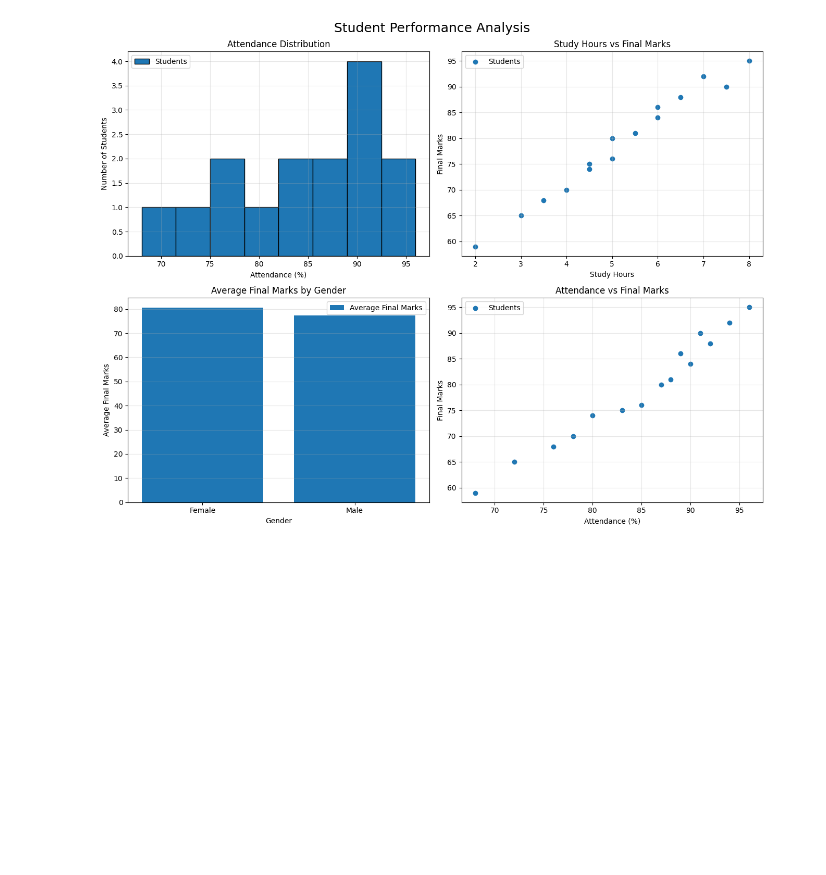
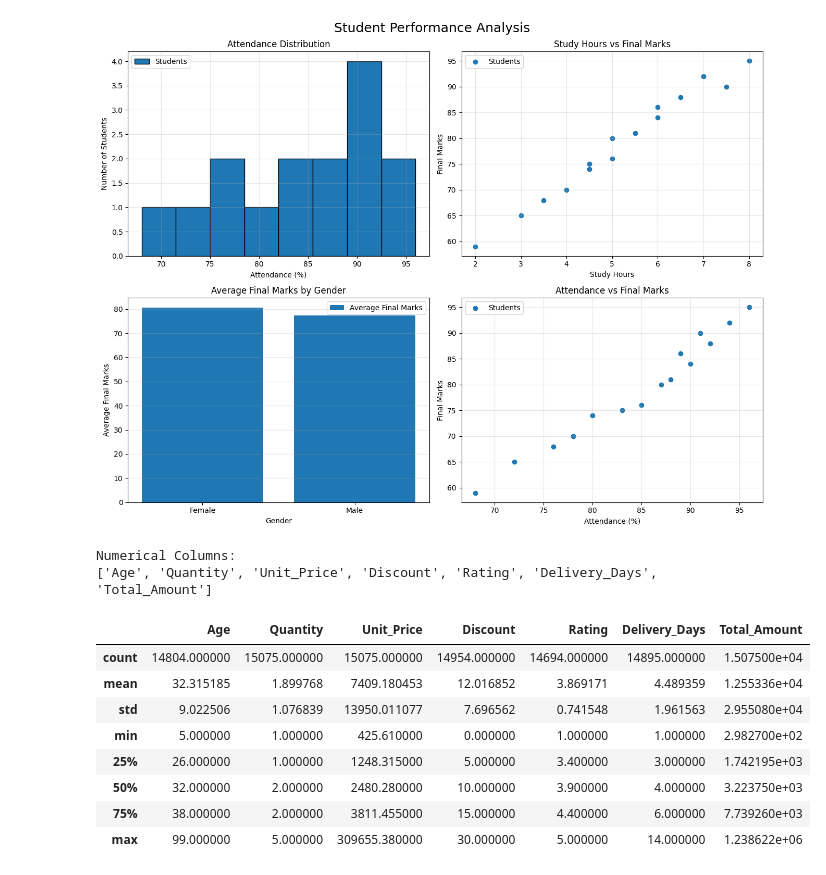
Before and after one commit to Calibo353/Matplotlib, a Jupyter notebook: ai assistance.ipynb, the cells around one changed output. Cells and saved outputs as stored; diff of their text form; code cells hidden in the pictures; blank space fills up the shorter version.

```diff
--- a/ai assistance.ipynb
+++ b/ai assistance.ipynb
@@ -892,3 +892,31 @@ plt.tight_layout()
 plt.show()
 # %% [output]
 [figure]
+# %%
+import pandas as pd
+import numpy as np
+
+# Load dataset
+df = pd.read_csv("messy_ecommerce_15000_student_practice.csv")
+
+# Identify numerical columns
+numerical_columns = df.select_dtypes(include=np.number).columns
+
+print("Numerical Columns:")
+print(list(numerical_columns))
+# %% [output]
+Numerical Columns:
+['Age', 'Quantity', 'Unit_Price', 'Discount', 'Rating', 'Delivery_Days', 'Total_Amount']
+# %%
+
+df[numerical_columns].describe()
+# %% [output]
+|  | Age | Quantity | Unit_Price | Discount | Rating | Delivery_Days | Total_Amount |
+| count | 14804.000000 | 15075.000000 | 15075.000000 | 14954.000000 | 14694.000000 | 14895.000000 | 1.507500e+04 |
+| mean | 32.315185 | 1.899768 | 7409.180453 | 12.016852 | 3.869171 | 4.489359 | 1.255336e+04 |
+| std | 9.022506 | 1.076839 | 13950.011077 | 7.696562 | 0.741548 | 1.961563 | 2.955080e+04 |
+| min | 5.000000 | 1.000000 | 425.610000 | 0.000000 | 1.000000 | 1.000000 | 2.982700e+02 |
+| 25% | 26.000000 | 1.000000 | 1248.315000 | 5.000000 | 3.400000 | 3.000000 | 1.742195e+03 |
+| 50% | 32.000000 | 2.000000 | 2480.280000 | 10.000000 | 3.900000 | 4.000000 | 3.223750e+03 |
+| 75% | 38.000000 | 2.000000 | 3811.455000 | 15.000000 | 4.400000 | 6.000000 | 7.739260e+03 |
+| max | 99.000000 | 5.000000 | 309655.380000 | 30.000000 | 5.000000 | 14.000000 | 1.238622e+06 |
```
Also changed, not shown: parts of 16 cells of this notebook.
